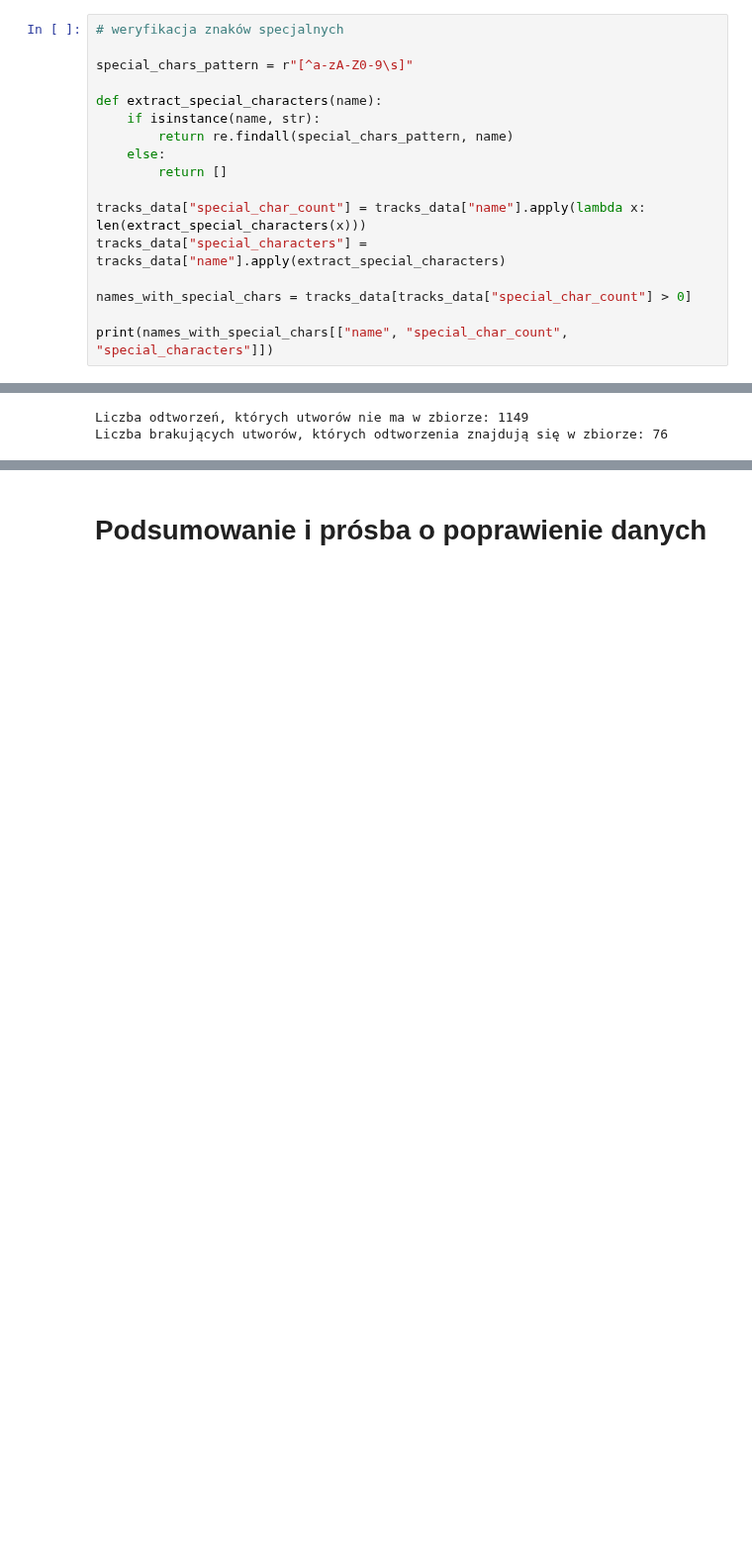
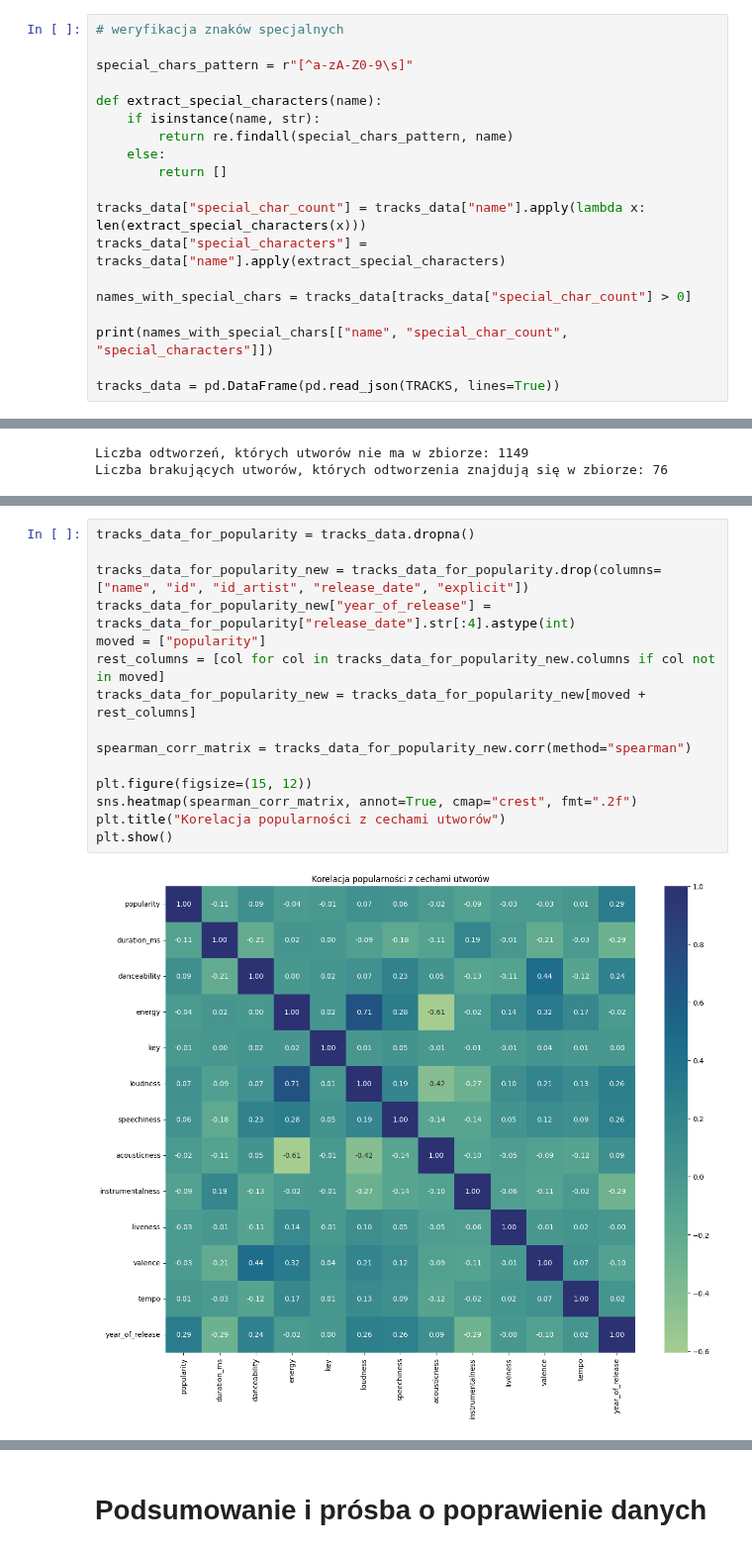
Before and after one commit to dominikaferfecka/TrendingSongForecast, a Jupyter notebook: IUM_etap1.ipynb, the cells around one changed output, grey strips where cells are left out. Shown at 99% size. Cells and saved outputs as stored; diff of their text form; blank space fills up the shorter version.

```diff
--- a/IUM_etap1.ipynb
+++ b/IUM_etap1.ipynb
@@ -251,6 +273,8 @@ tracks_data["special_characters"] = tracks_data["name"].apply(extract_special_ch
 names_with_special_chars = tracks_data[tracks_data["special_char_count"] > 0]
 
 print(names_with_special_chars[["name", "special_char_count", "special_characters"]])
+
+tracks_data = pd.DataFrame(pd.read_json(TRACKS, lines=True))
 # %% [output]
                                                     name  special_char_count  \
 2         Nancy (With the Laughing Face) - 78rpm Version                   3
@@ -395,0 +473,17 @@ Liczba brakujących utworów, których odtworzenia znajdują się w zbiorze: 76
+# %%
+tracks_data_for_popularity = tracks_data.dropna()
+
+tracks_data_for_popularity_new = tracks_data_for_popularity.drop(columns=["name", "id", "id_artist", "release_date", "explicit"])
+tracks_data_for_popularity_new["year_of_release"] = tracks_data_for_popularity["release_date"].str[:4].astype(int)
+moved = ["popularity"]
+rest_columns = [col for col in tracks_data_for_popularity_new.columns if col not in moved]
+tracks_data_for_popularity_new = tracks_data_for_popularity_new[moved + rest_columns]
+
+spearman_corr_matrix = tracks_data_for_popularity_new.corr(method="spearman")
+
+plt.figure(figsize=(15, 12))
+sns.heatmap(spearman_corr_matrix, annot=True, cmap="crest", fmt=".2f")
+plt.title("Korelacja popularności z cechami utworów")
+plt.show()
+# %% [output]
+[figure, added]
```
Also changed, not shown: parts of 11 cells of this notebook.
